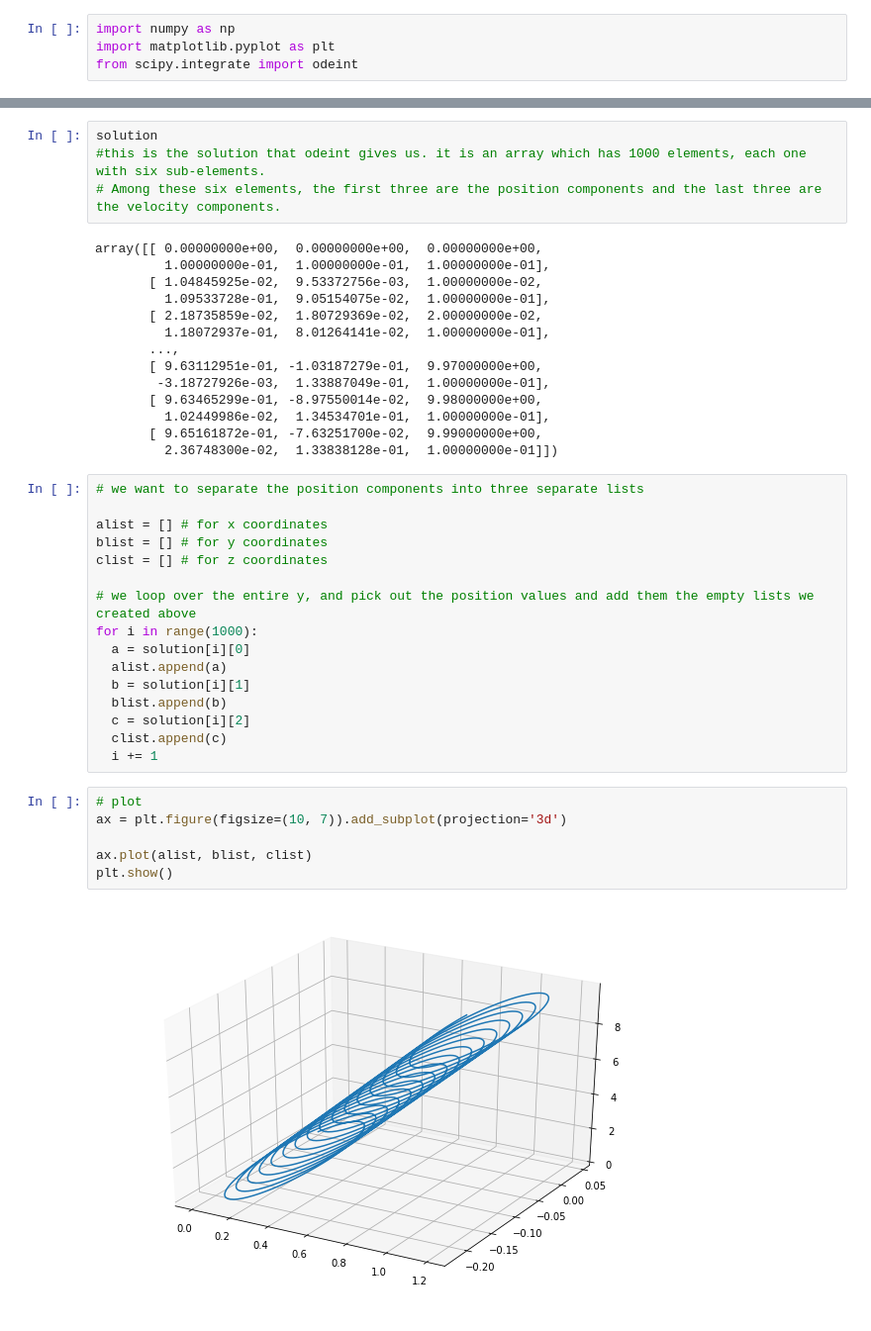
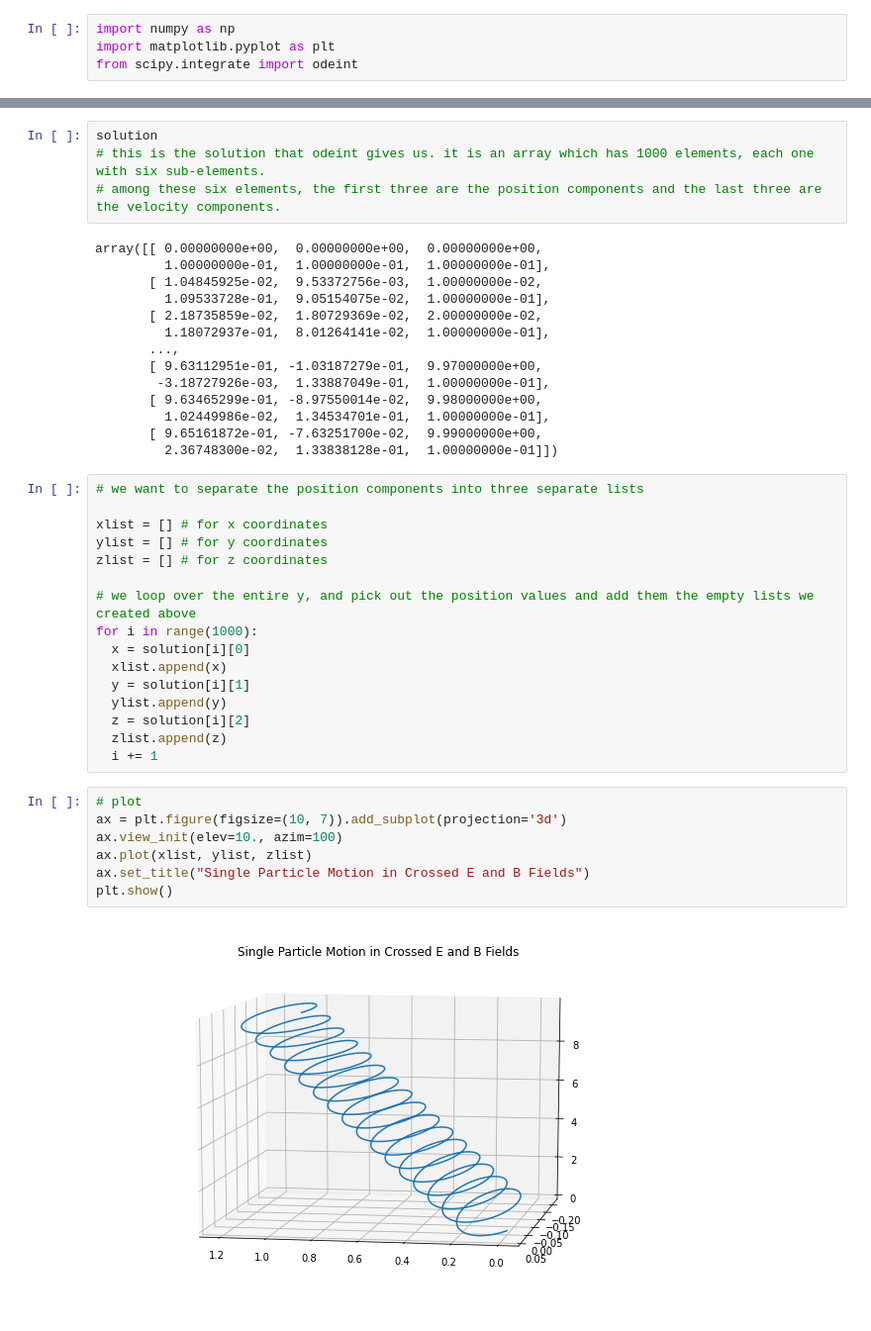
Before and after one commit to hanaanr/plasmaParticleMotion, a Jupyter notebook: plasma.ipynb, the cells around one changed output, grey strips where cells are left out. Shown: that part at 99% size. Drawn from its saved outputs; the diff is of its cells as text.

Commit message:
adjusted figure view, added figure title, changed list names, corrected some comments and changed some space formatting and indentation

```diff
--- a/plasma.ipynb
+++ b/plasma.ipynb
@@ -46,8 +52,8 @@ y0 = [0, 0, 0, 0.1, 0.1, 0.1]  # this is the initial condition, the initial posi
 solution = odeint(func, y0, t)
 # %%
 solution
-#this is the solution that odeint gives us. it is an array which has 1000 elements, each one with six sub-elements.
-# Among these six elements, the first three are the position components and the last three are the velocity components.
+# this is the solution that odeint gives us. it is an array which has 1000 elements, each one with six sub-elements.
+# among these six elements, the first three are the position components and the last three are the velocity components.
 # %% [output]
 array([[ 0.00000000e+00,  0.00000000e+00,  0.00000000e+00,
          1.00000000e-01,  1.00000000e-01,  1.00000000e-01],
@@ -65,24 +71,25 @@ array([[ 0.00000000e+00,  0.00000000e+00,  0.00000000e+00,
 # %%
 # we want to separate the position components into three separate lists
 
-alist = [] # for x coordinates
-blist = [] # for y coordinates
-clist = [] # for z coordinates
+xlist = [] # for x coordinates
+ylist = [] # for y coordinates
+zlist = [] # for z coordinates
 
 # we loop over the entire y, and pick out the position values and add them the empty lists we created above
 for i in range(1000):
-  a = solution[i][0]
-  alist.append(a)
-  b = solution[i][1]
-  blist.append(b)
-  c = solution[i][2]
-  clist.append(c)
+  x = solution[i][0]
+  xlist.append(x)
+  y = solution[i][1]
+  ylist.append(y)
+  z = solution[i][2]
+  zlist.append(z)
   i += 1
 # %%
 # plot
 ax = plt.figure(figsize=(10, 7)).add_subplot(projection='3d')
-
-ax.plot(alist, blist, clist)
+ax.view_init(elev=10., azim=100)
+ax.plot(xlist, ylist, zlist)
+ax.set_title("Single Particle Motion in Crossed E and B Fields")
 plt.show()
 # %% [output]
-[figure, old version]
+[figure, new version]
```
Also changed, not shown: parts of 2 cells of this notebook.
